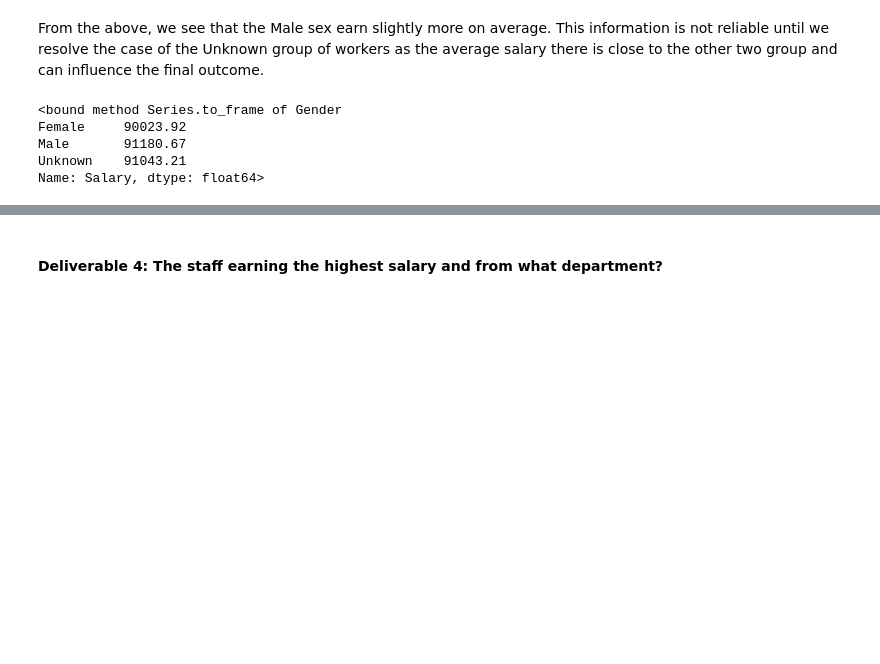
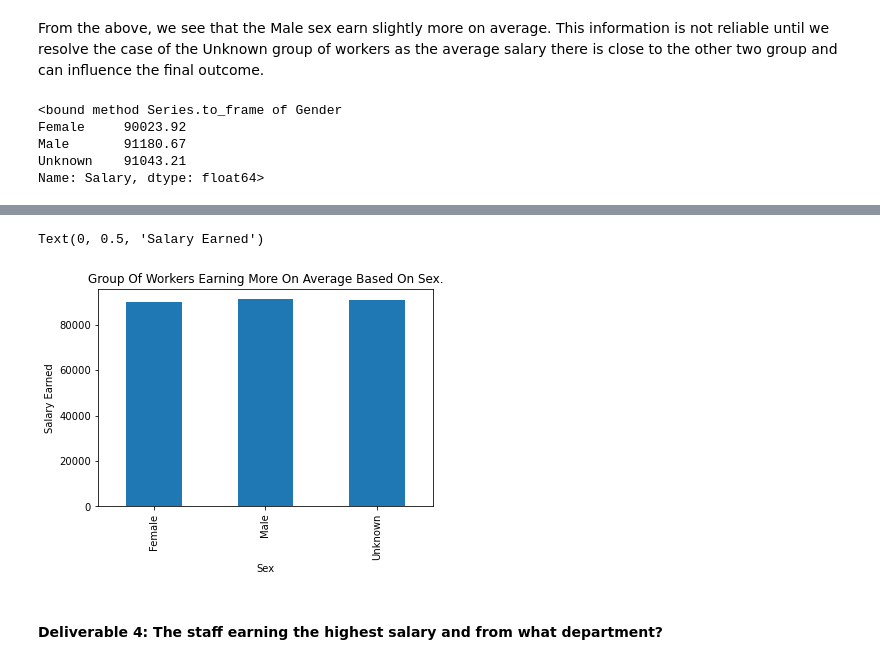
Before and after one commit to xtian4zy/EDA-Portfolio-Project, a Jupyter notebook: Data Analysis Project - Sample Organizational Project.ipynb, the cells around one changed output, grey strips where cells are left out. Cells and saved outputs as stored; diff of their text form; code cells hidden in the pictures; blank space fills up the shorter version.

```diff
--- a/Data Analysis Project - Sample Organizational Project.ipynb
+++ b/Data Analysis Project - Sample Organizational Project.ipynb
@@ -230,3 +238,12 @@ earning_sex
+# %%
+from matplotlib import pyplot as plt
+earning_sex['Salary'].plot(kind="bar", title="test")
+plt.title("Group Of Workers Earning More On Average Based On Sex.")
+plt.xlabel("Sex")
+plt.ylabel("Salary Earned")
+# %% [output]
+Text(0, 0.5, 'Salary Earned')
+[figure, added]
 # %% [markdown]
 #### Deliverable 4: The staff earning the highest salary and from what department?
 # %%
```
Also changed, not shown: parts of 3 cells of this notebook.
